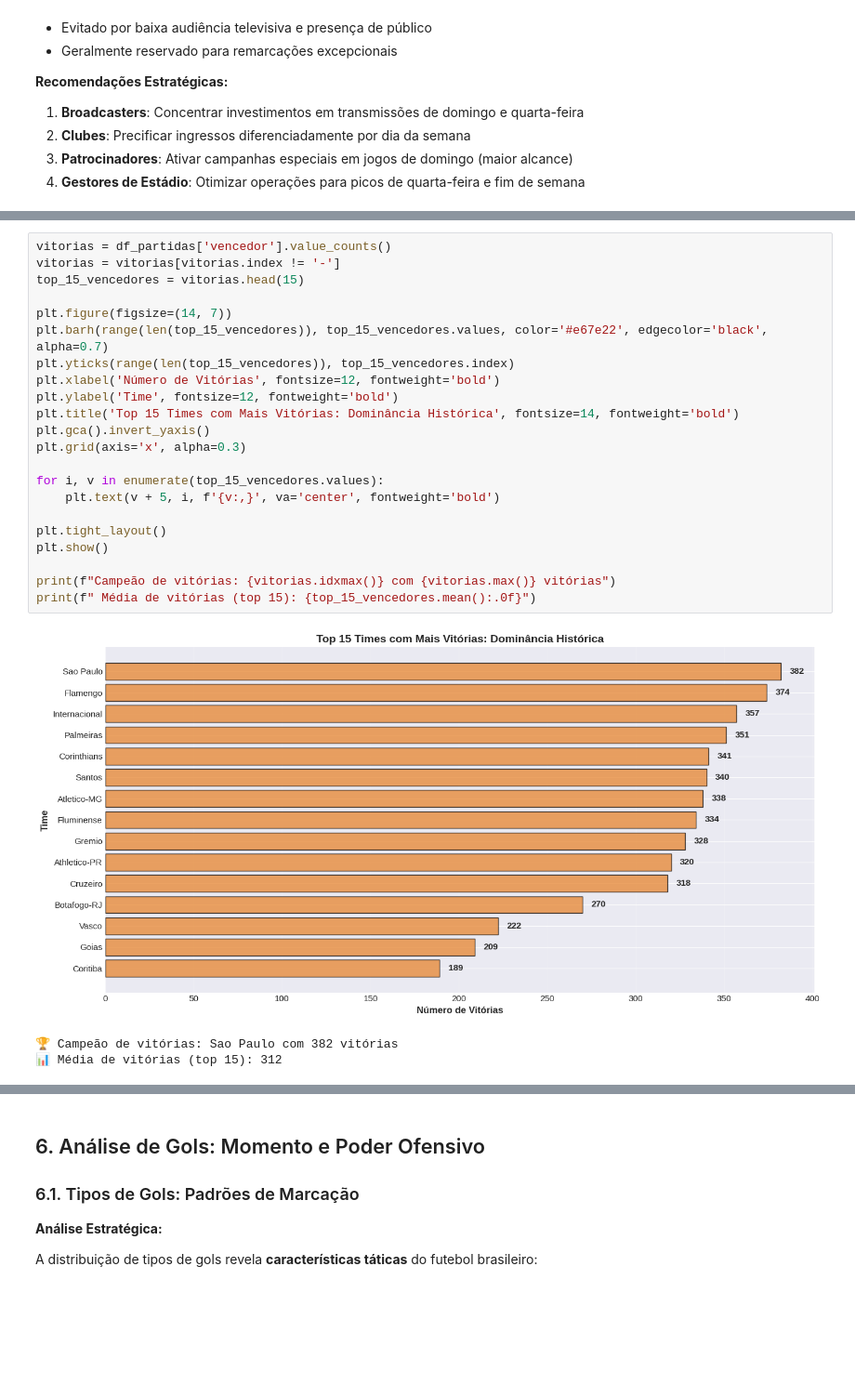
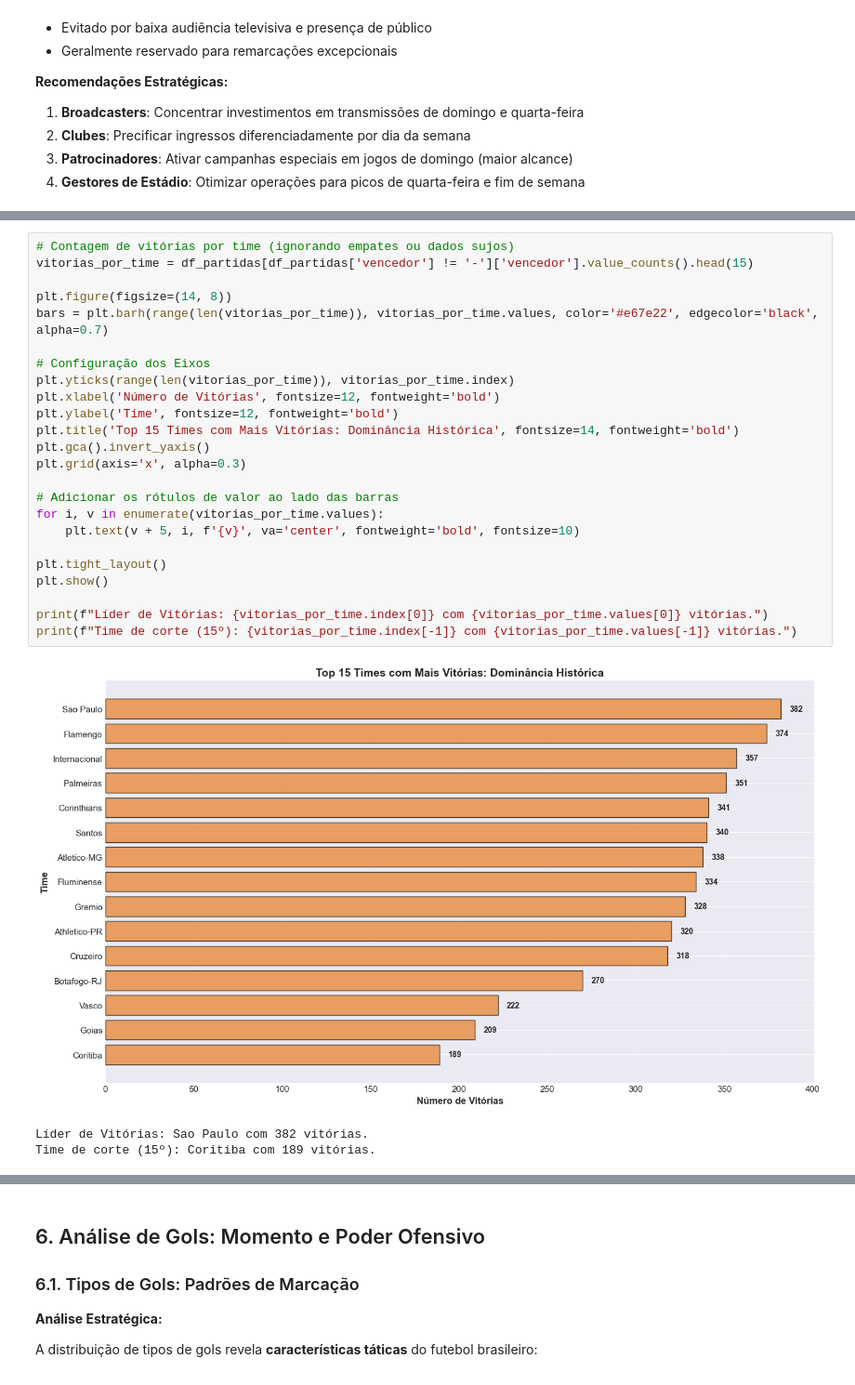
Before and after one commit to Nicollaxs/Campeonato-Brasileiro-de-futebol, a Jupyter notebook: Data Layer/raw/analytics.ipynb, the cells around one changed output, grey strips where cells are left out. Shown at 93% size. Drawn from its saved outputs; the diff is of its cells as text; blank space fills up the shorter version.

```diff
--- a/Data Layer/raw/analytics.ipynb
+++ b/Data Layer/raw/analytics.ipynb
@@ -256,27 +247,29 @@ O ranking de vitórias identifica os **protagonistas históricos** do futebol br
 # %%
-vitorias = df_partidas['vencedor'].value_counts()
-vitorias = vitorias[vitorias.index != '-']
-top_15_vencedores = vitorias.head(15)
+# Contagem de vitórias por time (ignorando empates ou dados sujos)
+vitorias_por_time = df_partidas[df_partidas['vencedor'] != '-']['vencedor'].value_counts().head(15)
 
-plt.figure(figsize=(14, 7))
-plt.barh(range(len(top_15_vencedores)), top_15_vencedores.values, color='#e67e22', edgecolor='black', alpha=0.7)
-plt.yticks(range(len(top_15_vencedores)), top_15_vencedores.index)
+plt.figure(figsize=(14, 8))
+bars = plt.barh(range(len(vitorias_por_time)), vitorias_por_time.values, color='#e67e22', edgecolor='black', alpha=0.7)
+
+# Configuração dos Eixos
+plt.yticks(range(len(vitorias_por_time)), vitorias_por_time.index)
 plt.xlabel('Número de Vitórias', fontsize=12, fontweight='bold')
 plt.ylabel('Time', fontsize=12, fontweight='bold')
 plt.title('Top 15 Times com Mais Vitórias: Dominância Histórica', fontsize=14, fontweight='bold')
 plt.gca().invert_yaxis()
 plt.grid(axis='x', alpha=0.3)
 
-for i, v in enumerate(top_15_vencedores.values):
-    plt.text(v + 5, i, f'{v:,}', va='center', fontweight='bold')
+# Adicionar os rótulos de valor ao lado das barras
+for i, v in enumerate(vitorias_por_time.values):
+    plt.text(v + 5, i, f'{v}', va='center', fontweight='bold', fontsize=10)
 
 plt.tight_layout()
 plt.show()
 
-print(f"Campeão de vitórias: {vitorias.idxmax()} com {vitorias.max()} vitórias")
-print(f" Média de vitórias (top 15): {top_15_vencedores.mean():.0f}")
+print(f"Líder de Vitórias: {vitorias_por_time.index[0]} com {vitorias_por_time.values[0]} vitórias.")
+print(f"Time de corte (15º): {vitorias_por_time.index[-1]} com {vitorias_por_time.values[-1]} vitórias.")
 # %% [output]
-[figure, old version]
+[figure, new version]
-🏆 Campeão de vitórias: Sao Paulo com 382 vitórias
-📊 Média de vitórias (top 15): 312
+Líder de Vitórias: Sao Paulo com 382 vitórias.
+Time de corte (15º): Coritiba com 189 vitórias.
 # %% [markdown]
```
Also changed, not shown: parts of 11 cells of this notebook.
